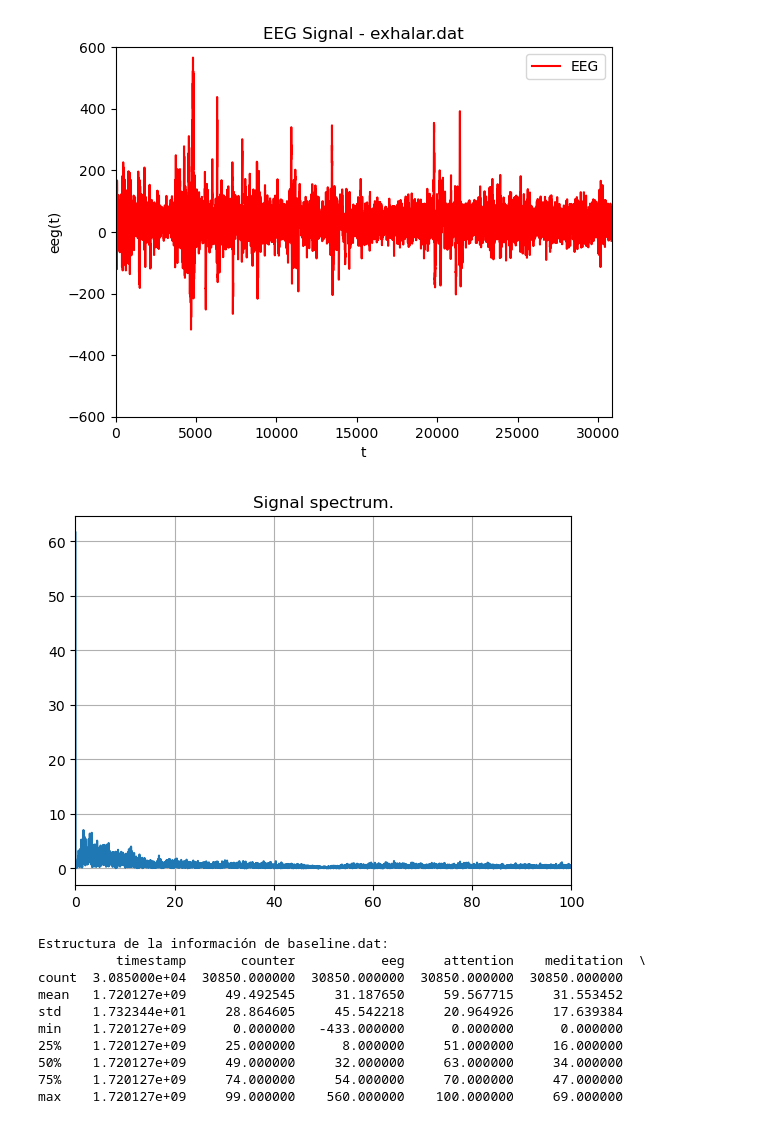
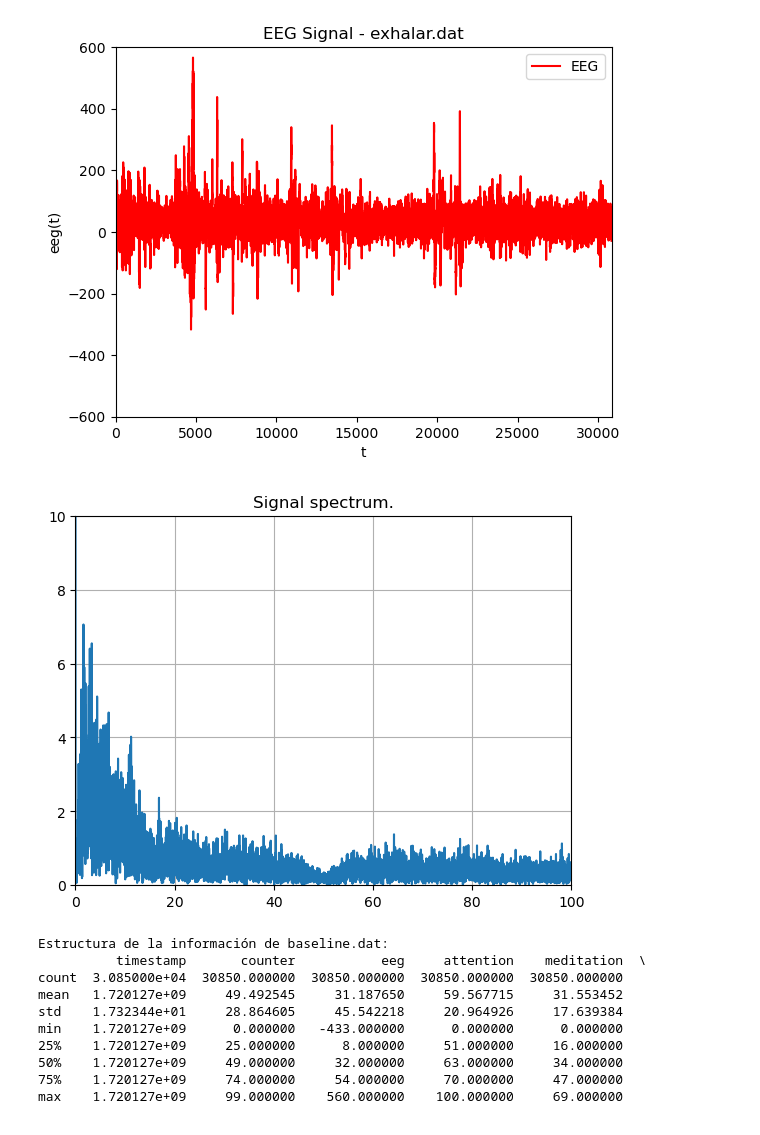
Before and after one commit to MatiasLoiseau/EEG-Analyzer, a Jupyter notebook: exploratory_analysis.ipynb, the cells around one changed output. Saved outputs shown, nothing was run; the diff lists cells and outputs as text; code cells hidden in the pictures.

```diff
--- a/exploratory_analysis.ipynb
+++ b/exploratory_analysis.ipynb
@@ -291,21 +281,21 @@ plt.show()
 # %%
 # Parameters
 N = len(eeg_exhalar)  # Number of samples
 T = 1.0 / 512.0  # Sample spacing
 
 # Fourier transform and frequency domain plot
 yf = np.fft.fft(eeg_exhalar)
 xf = np.linspace(0.0, 1.0/(2.0*T), N//2)
 
 plt.plot(xf, 2.0/N * np.abs(yf[0:N//2]))
 plt.grid()
 plt.title(r'Signal spectrum.')
-#plt.ylim([-400, 400]);
+plt.ylim([0, 10])
 plt.xlim([0,100])
 #plt.axis((0, 60, 0, 9))
 plt.show()
 # %% [output]
-[figure, old version]
+[figure, new version]
 # %%
 baseline = pd.read_csv('data/baseline.dat', delimiter=' ', names=column_names)
 print('Estructura de la información de baseline.dat:')
```
Also changed, not shown: parts of 7 cells of this notebook.
